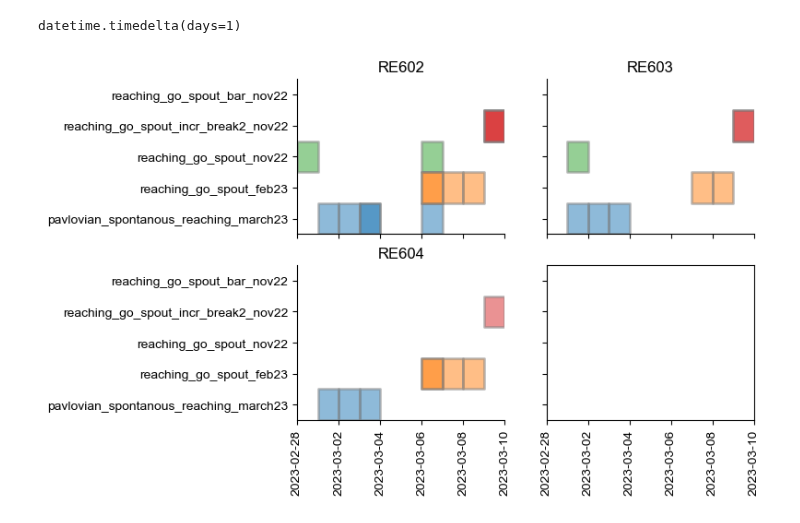
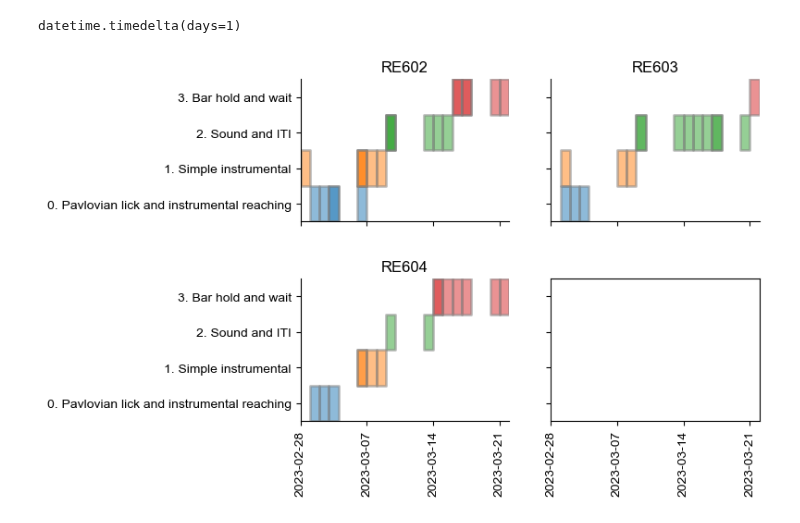
Before and after one commit to juliencarponcy/trialexp, a Jupyter notebook: notebooks/noncanonical/nb20230309_145600_session_history.ipynb, the cells around one changed output. Cells and saved outputs as stored; diff of their text form; code cells hidden in the pictures.

```diff
--- a/notebooks/noncanonical/nb20230309_145600_session_history.ipynb
+++ b/notebooks/noncanonical/nb20230309_145600_session_history.ipynb
@@ -28,19 +28,21 @@ from datetime import timedelta
 
 homedir = r"\\ettin\Magill_Lab\Julien\Data\head-fixed\pycontrol"
 
+
 subject_ids = ['RE602','RE603','RE604']
 
 tasks = ['pavlovian_spontanous_reaching_march23',
-         'reaching_go_spout_feb23',
-         'reaching_go_spout_nov22',
+         ['reaching_go_spout_feb23',
+         'reaching_go_spout_nov22'],
          'reaching_go_spout_incr_break2_nov22',
-         'reaching_go_spout_bar_nov22']
+         ['reaching_go_spout_bar_nov22',
+          'reaching_go_spout_bar_mar23']]
 
-# subject_ids = ['kms058','kms060','kms061','kms062','kms063','kms064']
+yalabels = ['0. Pavlovian lick and instrumental reaching',
+            '1. Simple instrumental',
+            '2. Sound and ITI',
+            '3. Bar hold and wait']
 
-# tasks = ['reaching_go_spout_nov22',
-#          'reaching_go_spout_incr_break2_nov22',
-#          'reaching_go_spout_bar_nov22']
 # get these by: list(set(df['task_name']))
 # You can manually specify the order here
 # %%
@@ -175,6 +177,9 @@ from math import ceil
 import warnings
 
 plt.rcParams['font.family'] = ['Arial']
+
+if not('yalabels' in locals()) and not('yalabels' in globals()):
+    yalabels = tasks
 
 fig, ax = plt.subplots(ceil(len(subject_ids)/2), 2, sharex=True, sharey=True)
 
@@ -185,6 +190,18 @@ min_date = min(df.loc[df['subject_id'].isin(subject_ids), 'datetime']).date()
 max_date = (max(df.loc[df['subject_id'].isin(subject_ids), 'datetime']) + timedelta(days=1)).date()
 
 ax_flat = ax.ravel()
+
+
+def find_index(lst, target):
+    for i, elem in enumerate(lst):
+        if elem == target:
+            return i
+        elif type(elem) == list:
+            if target in elem:
+                return i
+                # add the index of the sublist
+    raise 'not found'  # target not found
+
 
 i = 0
 for sbj in subject_ids:
@@ -198,7 +215,8 @@ for sbj_idx, sbj in enumerate(subject_ids):
         if df['subject_id'].iloc[index] == sbj:
 
             try:
-                task_ind = tasks.index(df['task_name'].iloc[index])
+                task_ind = find_index(tasks, df['task_name'].iloc[index])
+                # task_ind = tasks.index(df['task_name'].iloc[index])
             except:
                 warnings.warn(f"{df['task_name'].iloc[index]} is not found in tasks")
                 continue
@@ -212,32 +230,34 @@ for sbj_idx, sbj in enumerate(subject_ids):
             rect = Rectangle(bottom_left, width, height,
                 linewidth = 2, edgecolor = [0.5, 0.5, 0.5],
                 facecolor=colors[task_ind], alpha=0.5,
                 clip_on=True, joinstyle='round')
 
             # Add the patch to the Axes
             ax_flat[sbj_idx].add_patch(rect)
 
 
     # ax.set_xlim(auto=True)
     ax_flat[sbj_idx].set_xlim(min_date, max_date )
     ax_flat[sbj_idx].set_ylim(0,len(tasks))
 
     date_fmt = mdates.DateFormatter('%Y-%m-%d')
+    ax_flat[sbj_idx].xaxis.set_major_locator(mdates.WeekdayLocator())
     ax_flat[sbj_idx].xaxis.set_major_formatter(date_fmt)
 
     ax_flat[sbj_idx].set_yticks([y + 0.5  for y in list(range(0, len(tasks)))])
 
     ax_flat[sbj_idx].spines['top'].set_visible(False)
     ax_flat[sbj_idx].spines['right'].set_visible(False)
 
 for label in ax[-1,0].get_xticklabels():
     label.set_rotation(90)
 
 for label in ax[-1,1].get_xticklabels():
     label.set_rotation(90)
 
-ax[-1,0].set_yticks([y + 0.5  for y in list(range(0, len(tasks)))], tasks)
+ax[-1,0].set_yticks([y + 0.5  for y in list(range(0, len(yalabels)))], yalabels)
+plt.subplots_adjust(hspace=0.4)
 
 plt.show()
 # %% [output]
-[figure, old version]
+[figure, new version]
```
Also changed, not shown: parts of 2 cells of this notebook, 2 other files.
